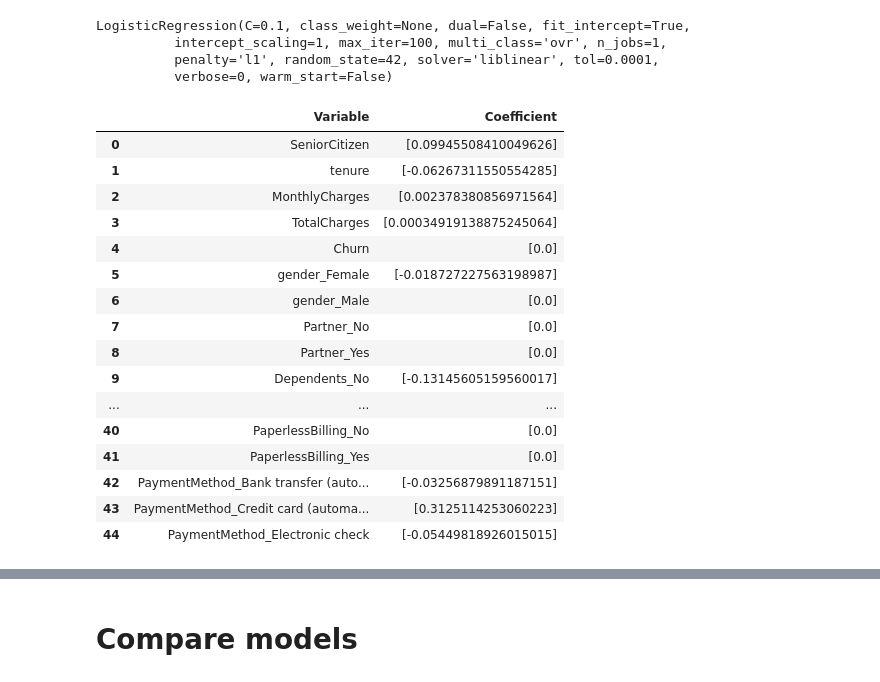
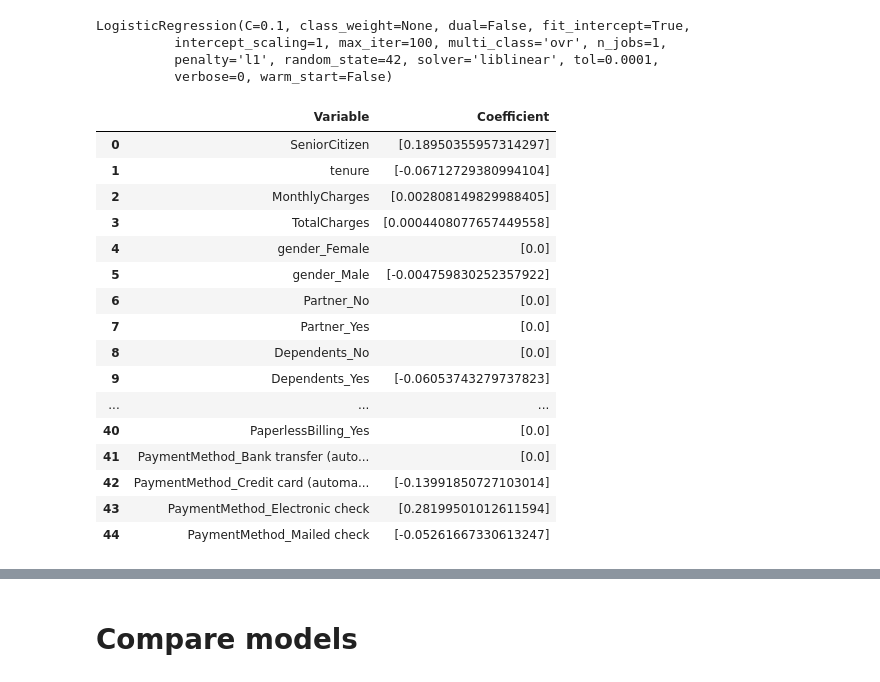
Before and after one commit to raviolli77/startup_weekend_supplement, a Jupyter notebook: churn_prediction/LogisticRegression.ipynb, the cells around one changed output, grey strips where cells are left out. Drawn from its saved outputs; the diff is of its cells as text; code cells hidden in the pictures.

```diff
--- a/churn_prediction/LogisticRegression.ipynb
+++ b/churn_prediction/LogisticRegression.ipynb
@@ -38,6 +17,3 @@ training_set, test_set = train_test_split(customer_churn_new,
-# %%
-feature_space = training_set.iloc[:, training_set.columns != "Churn"]
-feature_class = training_set.iloc[:, training_set.columns == "Churn"]
 # %%
 fit_lr = LogisticRegression(random_state=42)
 # %%
@@ -76,22 +52,22 @@ LogisticRegression(C=0.1, class_weight=None, dual=False, fit_intercept=True,
           penalty='l1', random_state=42, solver='liblinear', tol=0.0001,
           verbose=0, warm_start=False)
 # %%
-pd.DataFrame(list(zip(training_set.columns, fit_lr.coef_.T)), columns = ["Variable", "Coefficient"])
+pd.DataFrame(list(zip(feature_space.columns, fit_lr.coef_.T)), columns = ["Variable", "Coefficient"])
 # %% [output]
 |  | Variable | Coefficient |
-| 0 | SeniorCitizen | [0.09945508410049626] |
-| 1 | tenure | [-0.06267311550554285] |
-| 2 | MonthlyCharges | [0.002378380856971564] |
-| 3 | TotalCharges | [0.00034919138875245064] |
-| 4 | Churn | [0.0] |
-| 5 | gender_Female | [-0.018727227563198987] |
-| 6 | gender_Male | [0.0] |
-| 7 | Partner_No | [0.0] |
-| 8 | Partner_Yes | [0.0] |
-| 9 | Dependents_No | [-0.13145605159560017] |
+| 0 | SeniorCitizen | [0.18950355957314297] |
+| 1 | tenure | [-0.06712729380994104] |
+| 2 | MonthlyCharges | [0.002808149829988405] |
+| 3 | TotalCharges | [0.0004408077657449558] |
+| 4 | gender_Female | [0.0] |
+| 5 | gender_Male | [-0.004759830252357922] |
+| 6 | Partner_No | [0.0] |
+| 7 | Partner_Yes | [0.0] |
+| 8 | Dependents_No | [0.0] |
+| 9 | Dependents_Yes | [-0.06053743279737823] |
 | ... | ... | ... |
-| 40 | PaperlessBilling_No | [0.0] |
-| 41 | PaperlessBilling_Yes | [0.0] |
-| 42 | PaymentMethod_Bank transfer (auto... | [-0.03256879891187151] |
-| 43 | PaymentMethod_Credit card (automa... | [0.3125114253060223] |
-| 44 | PaymentMethod_Electronic check | [-0.05449818926015015] |
+| 40 | PaperlessBilling_Yes | [0.0] |
+| 41 | PaymentMethod_Bank transfer (auto... | [0.0] |
+| 42 | PaymentMethod_Credit card (automa... | [-0.13991850727103014] |
+| 43 | PaymentMethod_Electronic check | [0.28199501012611594] |
+| 44 | PaymentMethod_Mailed check | [-0.05261667330613247] |
```
Also changed, not shown: parts of 14 cells of this notebook, 1 other file.
